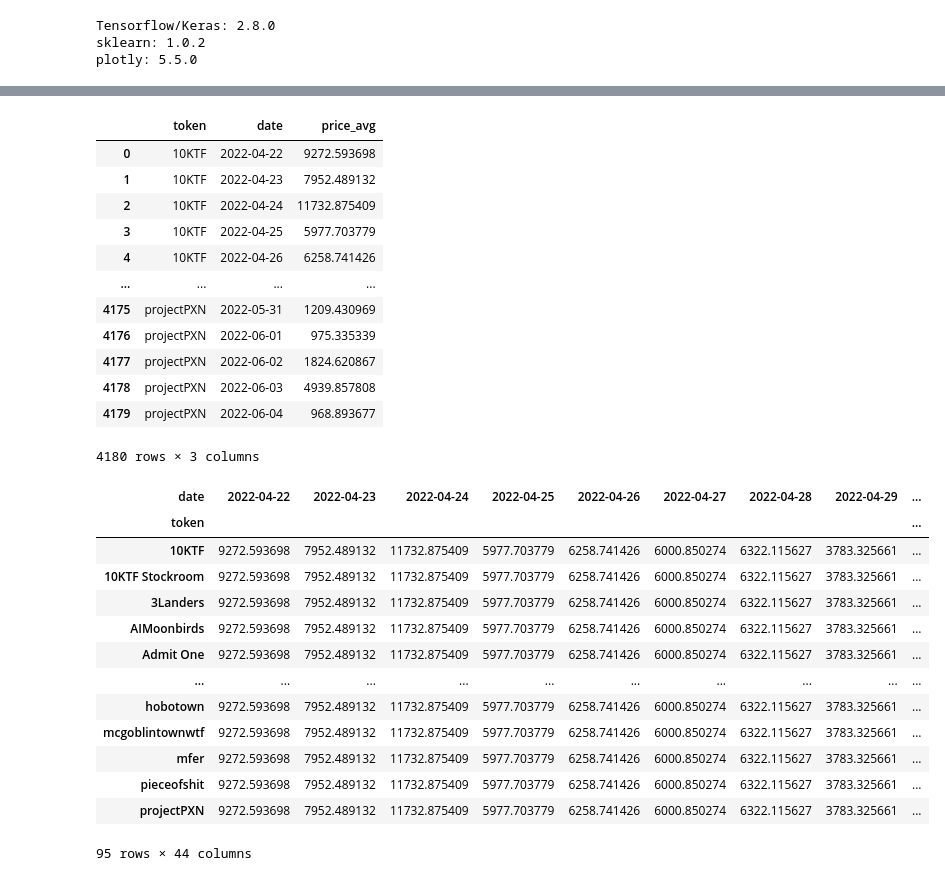
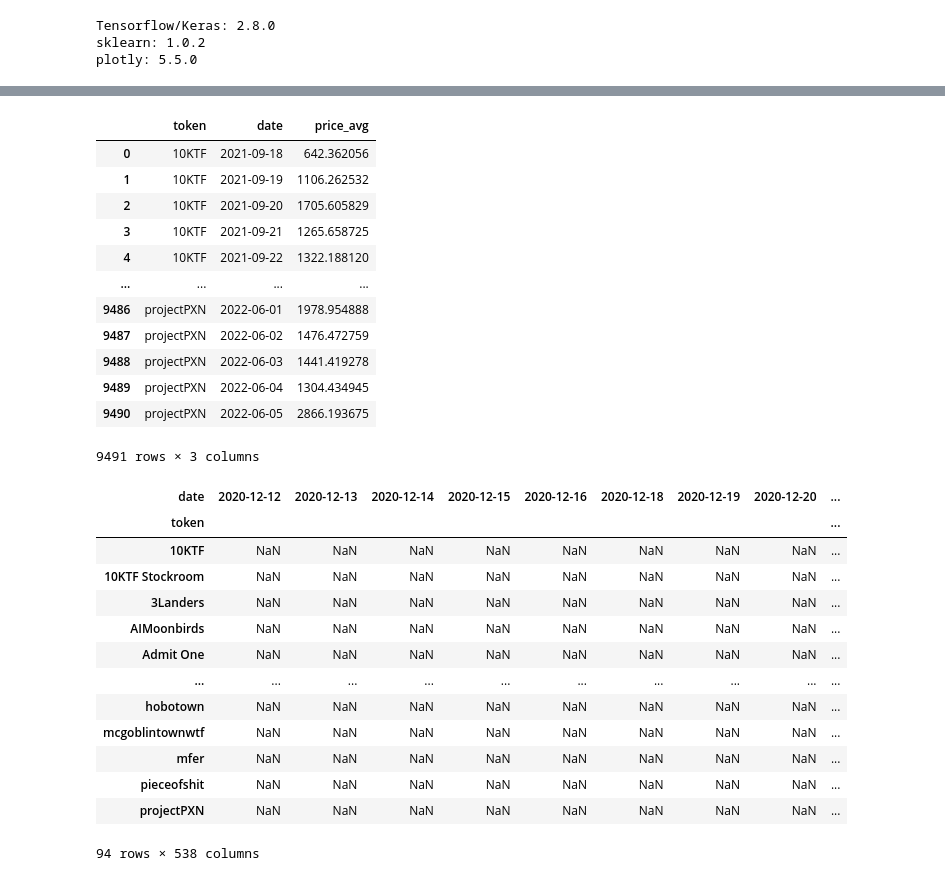
Before and after one commit to EgorMozharov/NFT, a Jupyter notebook: gru_attempt.ipynb, the cells around one changed output, grey strips where cells are left out. Drawn from its saved outputs; the diff is of its cells as text; code cells hidden in the pictures.

```diff
--- a/gru_attempt.ipynb
+++ b/gru_attempt.ipynb
@@ -443,11 +436,14 @@ dict_keys(['Otherdeed', 'Azuki', 'Bored Ape Yacht Club', 'projectPXN', 'goblinto
 # %%
+# dict_final = {'token': [], 'date': [], 'price_avg': [], 'volume': []}
 dict_final = {'token': [], 'date': [], 'price_avg': []}
 for token in dict_collections.keys():
   # print(dict_collections[item]["prices_avg"], " ", dict_collections[item]["dates"])
-  for prc, date in zip(dict_collections[item]["prices_avg"], dict_collections[item]["dates"]):
+  # for prc, date, vol in zip(dict_collections[token]["prices_avg"], dict_collections[token]["dates"], dict_collections[token]["volume"]):
+  for prc, date in zip(dict_collections[token]["prices_avg"], dict_collections[token]["dates"]):
     dict_final['token'].append(token)
     dict_final['date'].append(date)
     dict_final['price_avg'].append(prc)
+    # dict_final['volume'].append(vol)
 # %%
 # dict_final
 df_for_gru = pd.DataFrame(data=dict_final)
@@ -511,15 +510,15 @@ df2=df_for_gru.groupby(['token', "date"], as_index=False).mean()
 df2
 # %% [output]
 |  | token | date | price_avg |
-| 0 | 10KTF | 2022-04-22 | 9272.593698 |
-| 1 | 10KTF | 2022-04-23 | 7952.489132 |
-| 2 | 10KTF | 2022-04-24 | 11732.875409 |
-| 3 | 10KTF | 2022-04-25 | 5977.703779 |
-| 4 | 10KTF | 2022-04-26 | 6258.741426 |
+| 0 | 10KTF | 2021-09-18 | 642.362056 |
+| 1 | 10KTF | 2021-09-19 | 1106.262532 |
+| 2 | 10KTF | 2021-09-20 | 1705.605829 |
+| 3 | 10KTF | 2021-09-21 | 1265.658725 |
+| 4 | 10KTF | 2021-09-22 | 1322.188120 |
 | ... | ... | ... | ... |
-| 4175 | projectPXN | 2022-05-31 | 1209.430969 |
-| 4176 | projectPXN | 2022-06-01 | 975.335339 |
-| 4177 | projectPXN | 2022-06-02 | 1824.620867 |
-| 4178 | projectPXN | 2022-06-03 | 4939.857808 |
-| 4179 | projectPXN | 2022-06-04 | 968.893677 |
+| 9486 | projectPXN | 2022-06-01 | 1978.954888 |
+| 9487 | projectPXN | 2022-06-02 | 1476.472759 |
+| 9488 | projectPXN | 2022-06-03 | 1441.419278 |
+| 9489 | projectPXN | 2022-06-04 | 1304.434945 |
+| 9490 | projectPXN | 2022-06-05 | 2866.193675 |
-4180 rows × 3 columns
+9491 rows × 3 columns
@@ -526,18 +536,20 @@ df2
 # %%
-df2_pivot=df2.pivot(index=['token'], columns='date')['price_avg']
-df2_pivot
+df2_pivot_prelim=df2.pivot(index=['token'], columns='date')['price_avg']
+
+
+df2_pivot_prelim
 # %% [output]
-| date | 2022-04-22 | 2022-04-23 | 2022-04-24 | 2022-04-25 | 2022-04-26 | 2022-04-27 | 2022-04-28 | 2022-04-29 | ... |
+| date | 2020-12-12 | 2020-12-13 | 2020-12-14 | 2020-12-15 | 2020-12-16 | 2020-12-18 | 2020-12-19 | 2020-12-20 | ... |
 | token |  |  |  |  |  |  |  |  | ... |
-| 10KTF | 9272.593698 | 7952.489132 | 11732.875409 | 5977.703779 | 6258.741426 | 6000.850274 | 6322.115627 | 3783.325661 | ... |
-| 10KTF Stockroom | 9272.593698 | 7952.489132 | 11732.875409 | 5977.703779 | 6258.741426 | 6000.850274 | 6322.115627 | 3783.325661 | ... |
-| 3Landers | 9272.593698 | 7952.489132 | 11732.875409 | 5977.703779 | 6258.741426 | 6000.850274 | 6322.115627 | 3783.325661 | ... |
-| AIMoonbirds | 9272.593698 | 7952.489132 | 11732.875409 | 5977.703779 | 6258.741426 | 6000.850274 | 6322.115627 | 3783.325661 | ... |
-| Admit One | 9272.593698 | 7952.489132 | 11732.875409 | 5977.703779 | 6258.741426 | 6000.850274 | 6322.115627 | 3783.325661 | ... |
+| 10KTF | NaN | NaN | NaN | NaN | NaN | NaN | NaN | NaN | ... |
+| 10KTF Stockroom | NaN | NaN | NaN | NaN | NaN | NaN | NaN | NaN | ... |
+| 3Landers | NaN | NaN | NaN | NaN | NaN | NaN | NaN | NaN | ... |
+| AIMoonbirds | NaN | NaN | NaN | NaN | NaN | NaN | NaN | NaN | ... |
+| Admit One | NaN | NaN | NaN | NaN | NaN | NaN | NaN | NaN | ... |
 | ... | ... | ... | ... | ... | ... | ... | ... | ... | ... |
-| hobotown | 9272.593698 | 7952.489132 | 11732.875409 | 5977.703779 | 6258.741426 | 6000.850274 | 6322.115627 | 3783.325661 | ... |
-| mcgoblintownwtf | 9272.593698 | 7952.489132 | 11732.875409 | 5977.703779 | 6258.741426 | 6000.850274 | 6322.115627 | 3783.325661 | ... |
-| mfer | 9272.593698 | 7952.489132 | 11732.875409 | 5977.703779 | 6258.741426 | 6000.850274 | 6322.115627 | 3783.325661 | ... |
-| pieceofshit | 9272.593698 | 7952.489132 | 11732.875409 | 5977.703779 | 6258.741426 | 6000.850274 | 6322.115627 | 3783.325661 | ... |
-| projectPXN | 9272.593698 | 7952.489132 | 11732.875409 | 5977.703779 | 6258.741426 | 6000.850274 | 6322.115627 | 3783.325661 | ... |
+| hobotown | NaN | NaN | NaN | NaN | NaN | NaN | NaN | NaN | ... |
+| mcgoblintownwtf | NaN | NaN | NaN | NaN | NaN | NaN | NaN | NaN | ... |
+| mfer | NaN | NaN | NaN | NaN | NaN | NaN | NaN | NaN | ... |
+| pieceofshit | NaN | NaN | NaN | NaN | NaN | NaN | NaN | NaN | ... |
+| projectPXN | NaN | NaN | NaN | NaN | NaN | NaN | NaN | NaN | ... |
-95 rows × 44 columns
+94 rows × 538 columns
```
Also changed, not shown: parts of 26 cells of this notebook.
